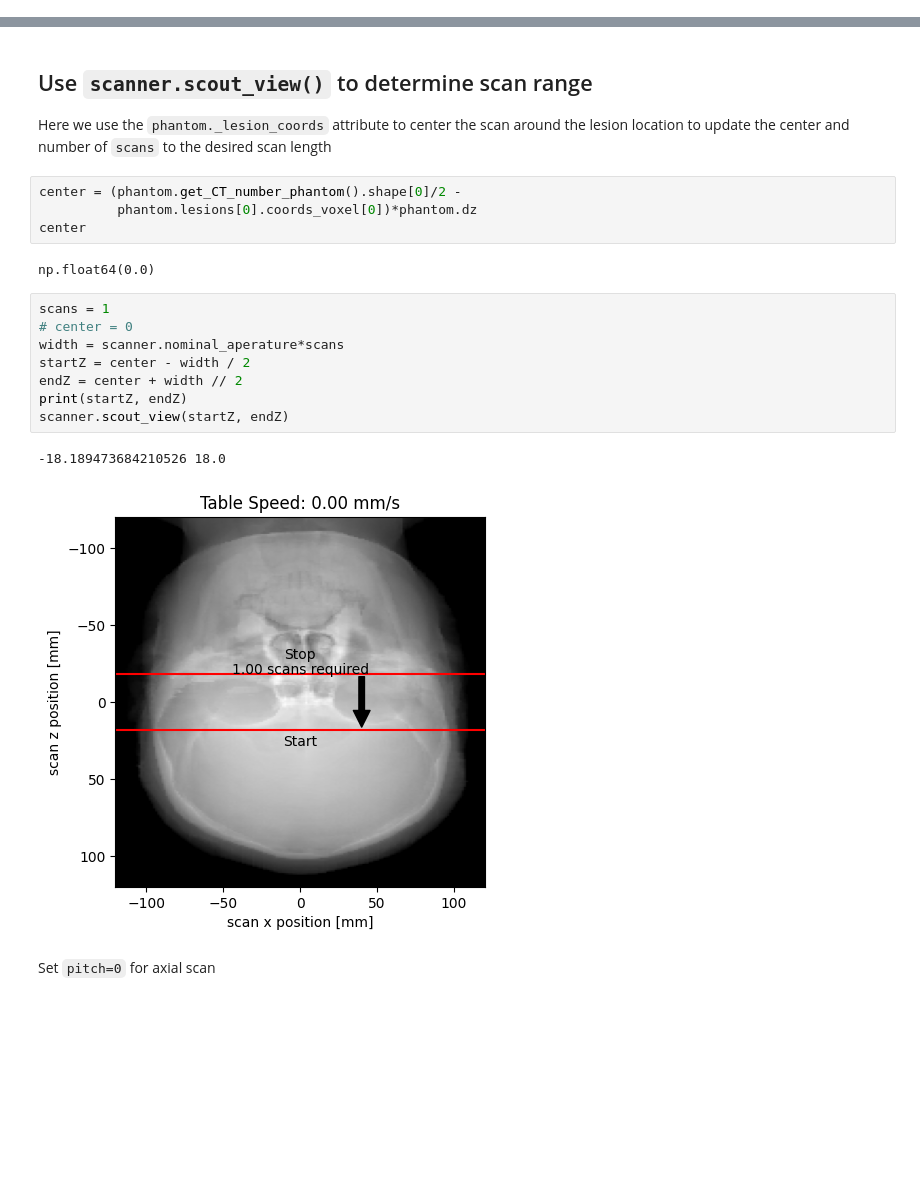
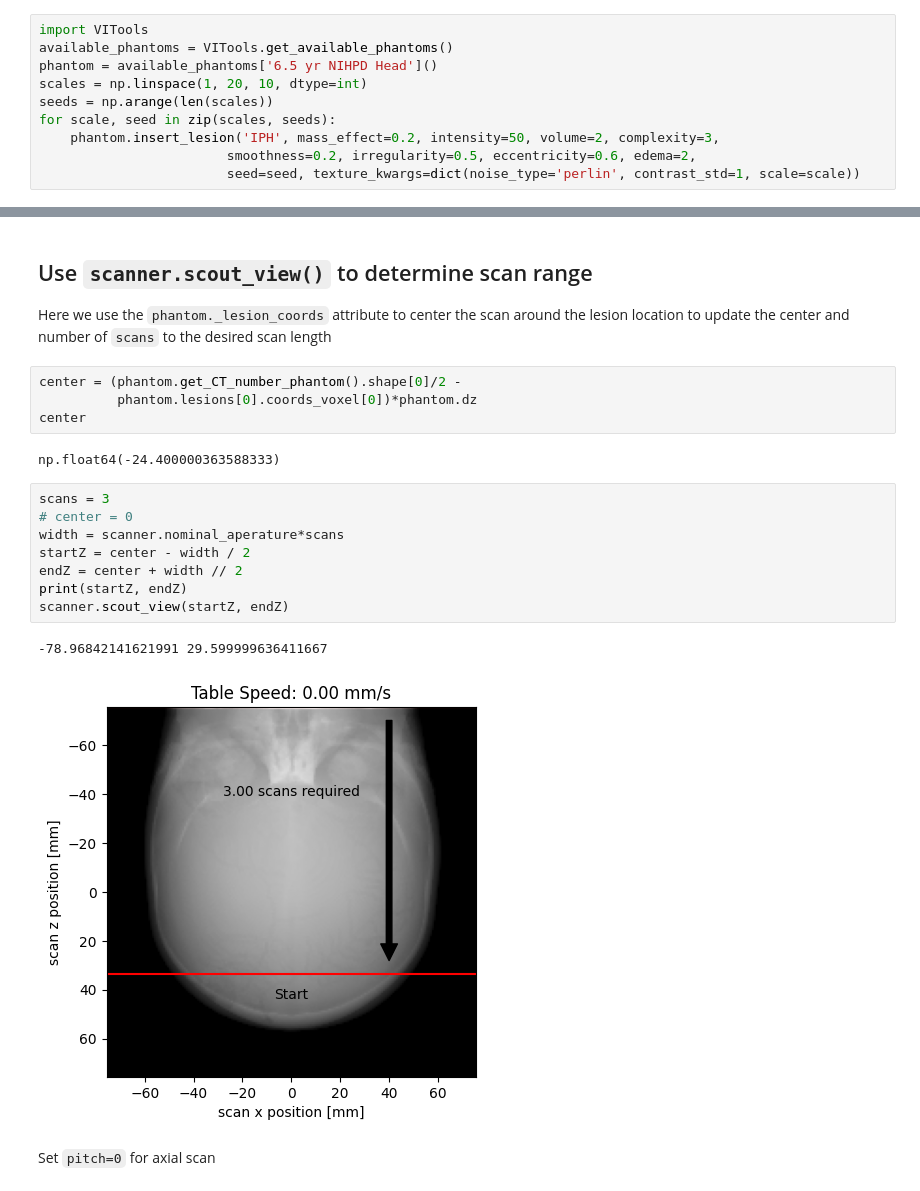
Before and after one commit to DIDSR/InSilicoICH, a Jupyter notebook: notebooks/02_scanners.ipynb, the cells around one changed output, grey strips where cells are left out. Drawn from its saved outputs; the diff is of its cells as text; blank space fills up the shorter version.

Commit message:
daily commit with more texture work

```diff
--- a/notebooks/02_scanners.ipynb
+++ b/notebooks/02_scanners.ipynb
@@ -63,3 +53,13 @@ Mass effect strength: True
+# %%
+import VITools
+available_phantoms = VITools.get_available_phantoms()
+phantom = available_phantoms['6.5 yr NIHPD Head']()
+scales = np.linspace(1, 20, 10, dtype=int)
+seeds = np.arange(len(scales))
+for scale, seed in zip(scales, seeds):
+    phantom.insert_lesion('IPH', mass_effect=0.2, intensity=50, volume=2, complexity=3,
+                        smoothness=0.2, irregularity=0.5, eccentricity=0.6, edema=2,
+                        seed=seed, texture_kwargs=dict(noise_type='perlin', contrast_std=1, scale=scale))
 # %% [markdown]
 ## Define the scanner that will image the patient phantom
 # %%
@@ -116,18 +116,18 @@ center = (phantom.get_CT_number_phantom().shape[0]/2 -
           phantom.lesions[0].coords_voxel[0])*phantom.dz
 center
 # %% [output]
-np.float64(0.0)
+np.float64(-24.400000363588333)
 # %%
-scans = 1
+scans = 3
 # center = 0
 width = scanner.nominal_aperature*scans
 startZ = center - width / 2
 endZ = center + width // 2
 print(startZ, endZ)
 scanner.scout_view(startZ, endZ)
 # %% [output]
--18.189473684210526 18.0
+-78.96842141621991 29.599999636411667
-[figure, old version]
+[figure, new version]
 # %% [markdown]
 Set `pitch=0` for axial scan
 # %%
```
Also changed, not shown: parts of 8 cells of this notebook, 3 other files.
